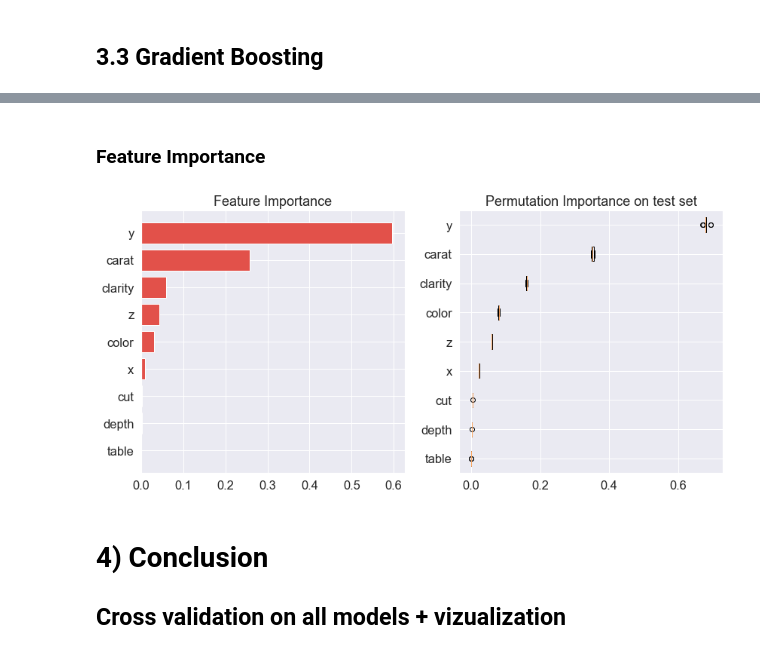
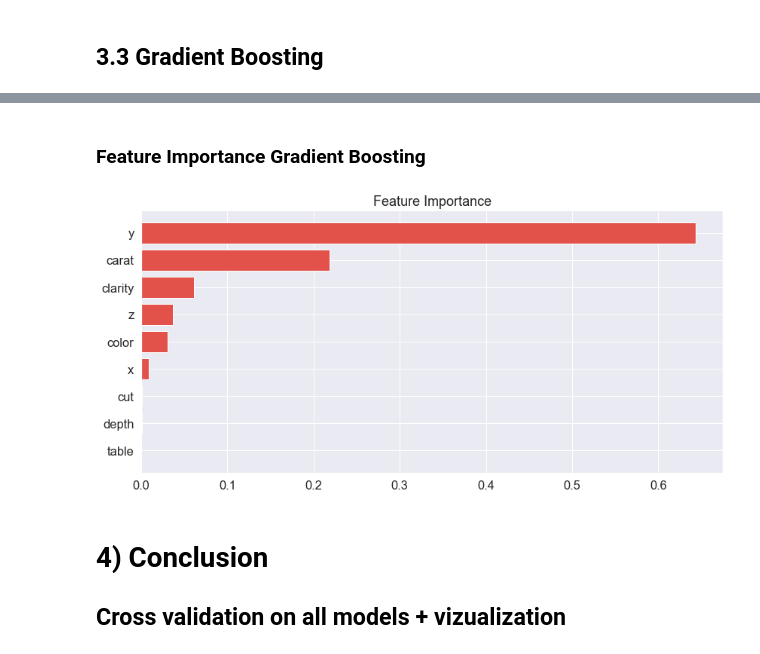
Before and after one commit to NickBraeckman/diamond-price-prediction, a Jupyter notebook: diamond-price-prediction.ipynb, the cells around one changed output, grey strips where cells are left out. Saved outputs shown, nothing was run; the diff lists cells and outputs as text; code cells hidden in the pictures.

Commit message:
optimize plots

```diff
--- a/diamond-price-prediction.ipynb
+++ b/diamond-price-prediction.ipynb
@@ -462,28 +458,19 @@ plt.savefig('diamond_deviance.png')
 <Figure size 432x288 with 0 Axes>
 # %% [markdown]
-### Feature Importance
+### Feature Importance Gradient Boosting
 # %%
 feature_importance = reg.feature_importances_
-sorted_idx = np.argsort(feature_importance)
-pos = np.arange(sorted_idx.shape[0]) + .5
+sorted_importance_index = np.argsort(feature_importance)
+pos = np.arange(sorted_importance_index.shape[0]) + .5
 fig = plt.figure(figsize=(12,6))
-plt.subplot(1,2,1)
-plt.barh(pos, feature_importance[sorted_idx], align='center')
-plt.yticks(pos, np.array(X.columns)[sorted_idx])
+plt.barh(pos, feature_importance[sorted_importance_index], align='center')
+plt.yticks(pos, np.array(X.columns)[sorted_importance_index])
 plt.title('Feature Importance')
-
-result = permutation_importance(reg, X_test, y_test, n_repeats=10,
-                               random_state=42, n_jobs=2)
-sorted_idx = result.importances_mean.argsort()
-plt.subplot(1,2,2)
-plt.boxplot(result.importances[sorted_idx].T,
-           vert=False, labels = np.array(X.columns)[sorted_idx])
-plt.title('Permutation Importance on test set')
 fig.tight_layout()
 plt.savefig('diamond_feature_importance.png')
 plt.show()
 # %% [output]
-[figure, old version]
+[figure, new version]
 # %% [markdown]
 # 4) Conclusion
 
```
Also changed, not shown: parts of 8 cells of this notebook, 12 other files.
